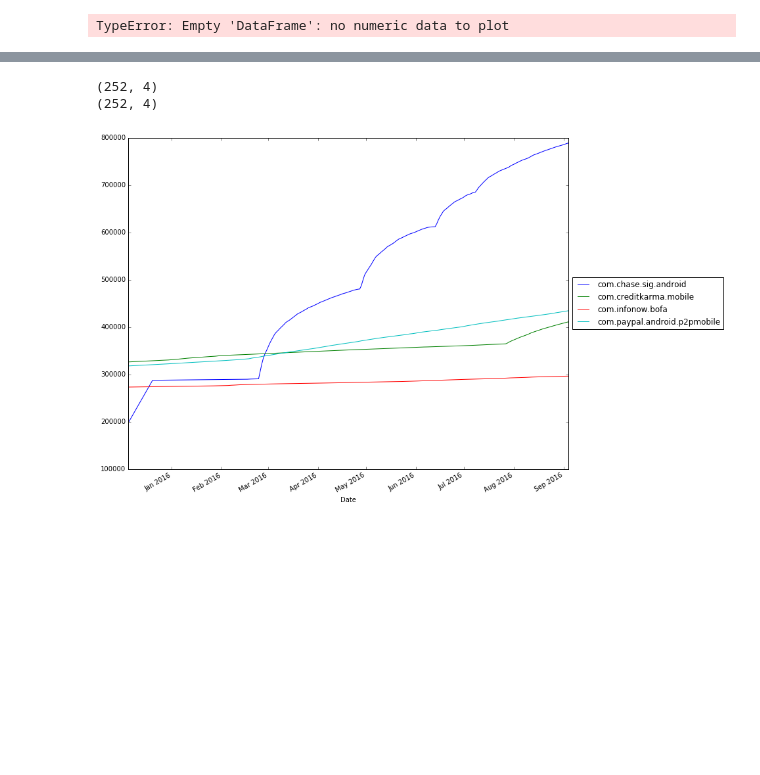
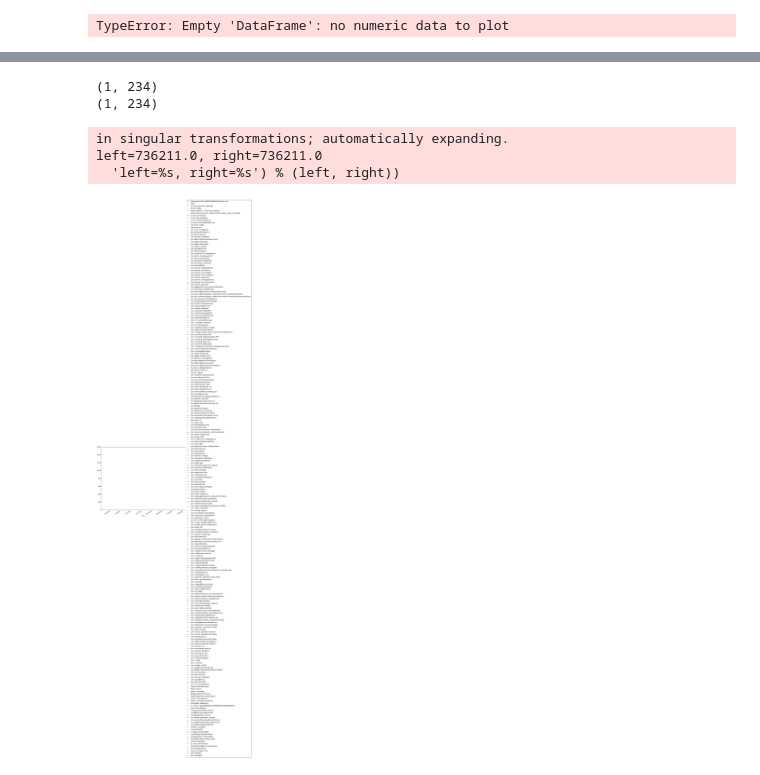
Before and after one commit to idiosyncraticee/PlayScraper, a Jupyter notebook: PlayChart.ipynb, the cells around one changed output, grey strips where cells are left out. Saved outputs shown, nothing was run; the diff lists cells and outputs as text; code cells hidden in the pictures; blank space fills up the shorter version.

```diff
--- a/PlayChart.ipynb
+++ b/PlayChart.ipynb
@@ -196,7 +196,7 @@ freq           4        2
 [4 rows x 724 columns]
 TypeError: Empty 'DataFrame': no numeric data to plot
 # %%
-all_reviews_json = displayer.getAllReviews('FINANCE', 'topselling_free')
+all_reviews_json = displayer.getAllReviews('FINANCE', 'topselling_paid')
 # %%
 def remove_comma(string):
     no_comma_string = string.replace(',', '')
@@ -207,14 +207,13 @@ def remove_comma(string):
 
 #all_reviews_json = displayer.getAllReviews('FINANCE', 'topselling_paid')
 all_reviews_data = pd.read_json(all_reviews_json)
-print all_reviews_data.head()
 all_reviews_data = all_reviews_data.rename(columns = {1:'Date'})
 all_reviews_data['Date'] = all_reviews_data['Date'].apply(pd.to_datetime)
 #all_reviews_data = all_reviews_data.set_index('Date')
 all_reviews_data = all_reviews_data.rename(columns = {0:'AppId'})
 all_reviews_data = all_reviews_data.rename(columns = {2:'Reviews'})
 all_reviews_data['Reviews'] = all_reviews_data['Reviews'].apply(remove_comma)
+#print all_reviews_data.head()
+#all_reviews_data=all_reviews_data.pivot(index='Date', columns='AppId', values='Reviews')
 print all_reviews_data.head()
-all_reviews_data=all_reviews_data.pivot(index='Date', columns='AppId', values='Reviews')
-print all_reviews_data.head()
 # %% [output]
@@ -225,32 +257,35 @@ KeyError: 'Date'
 # %%
 
 #LOOK FOR APPS THAT HAVE A HUGE IMPROVEMENT IN RANKING FROM THE FIRST PART TO THE LAST PART
 #all_reviews_data_average_week = \
     #all_reviews_data_average_week.ix[:,all_reviews_data_average_week[int(all_reviews_data_average_week.shape[0]/2):].min()<50]
-all_reviews_data_average_week = \
-    all_reviews_data_average_week.ix[:,all_reviews_data_average_week[:int(all_reviews_data_average_week.shape[0]/2)].mean()>200000]
+#all_reviews_data_average_week = \
+#    all_reviews_data_average_week.ix[:,all_reviews_data_average_week[:int(all_reviews_data_average_week.shape[0]/2)].mean()>200000]
 #all_ranking_data_average_week = all_ranking_data_average_week.ix[:,all_ranking_data_average_week[:int(all_ranking_data_average_week.shape[0]/2)].mean()<20]
 
-print all_reviews_data_average_week.shape
+
 
 
 #all_reviews_data_average_week = all_reviews_data.resample('w', 'mean')
-
+all_reviews_data_average_week = all_reviews_data
 print all_reviews_data_average_week.shape
 
 
 
 all_reviews_data_average_week.plot()
 ax = plt.gca()
 
 # Shrink current axis by 20%
 box = ax.get_position()
 ax.set_position([box.x0, box.y0, box.width * 0.8, box.height])
 
 # Put a legend to the right of the current axis
 ax.legend(loc='center left', bbox_to_anchor=(1, 0.5))
 plt.draw()
 # %% [output]
-(252, 4)
-(252, 4)
+(1, 234)
+(1, 234)
+in singular transformations; automatically expanding.
+left=736211.0, right=736211.0
+  'left=%s, right=%s') % (left, right))
-[figure, old version]
+[figure, new version]
```
Also changed, not shown: parts of 2 cells of this notebook, 2 other files.
